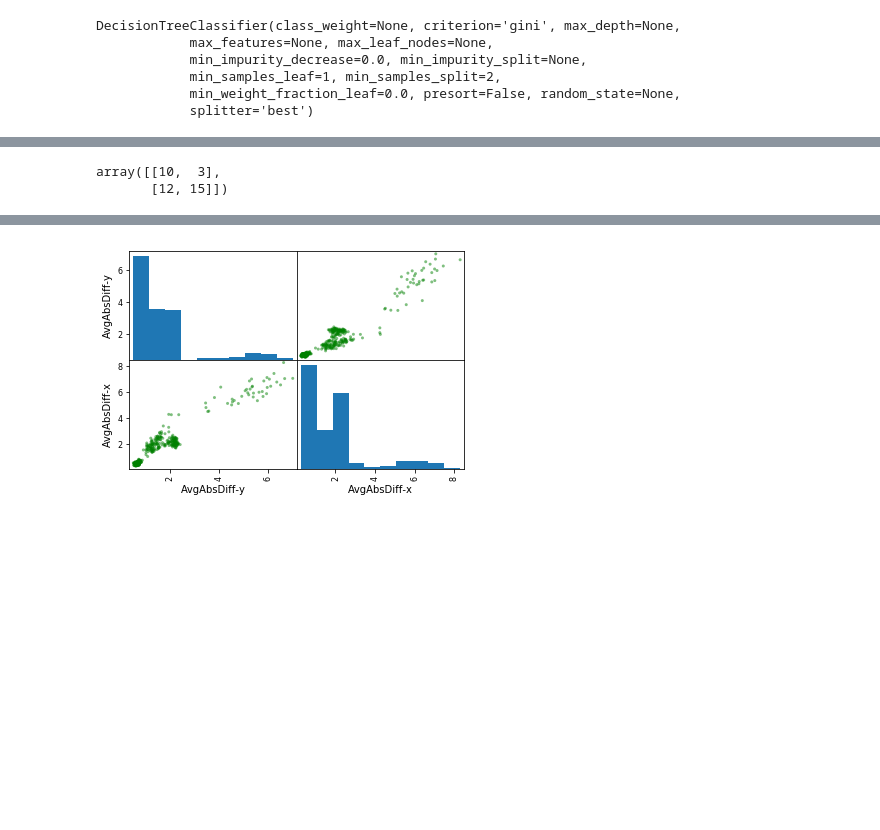
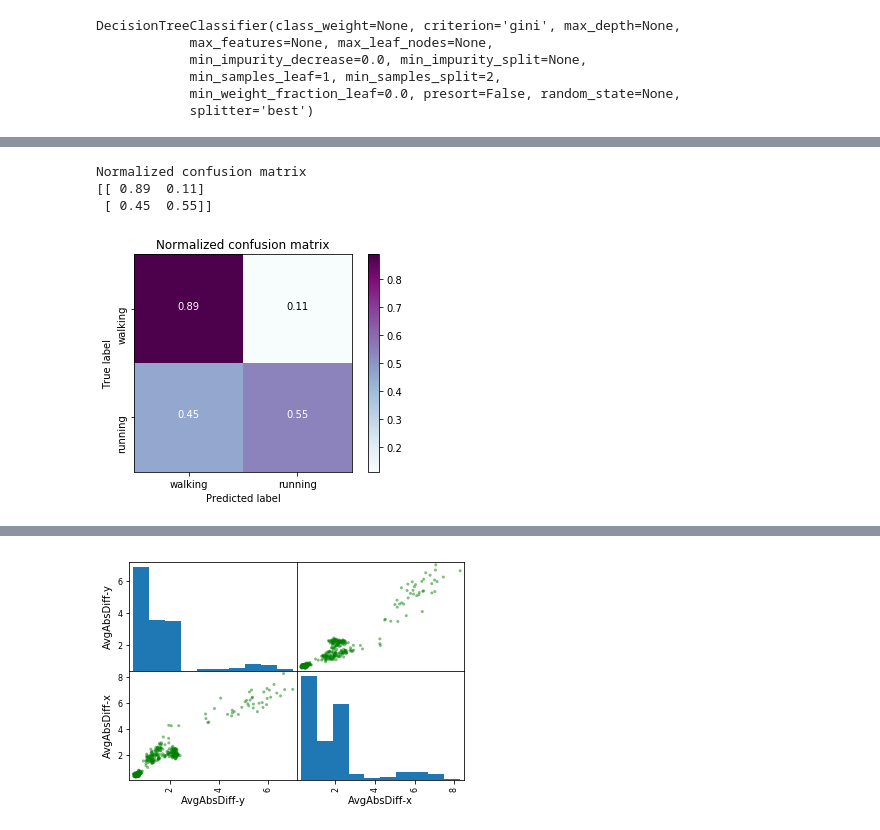
Before and after one commit to bkommineni/Activity-Recognition-Using-Sensordata, a Jupyter notebook: Jupyter_Notebooks/DecisionTree_3_train_10_val.ipynb, the cells around one changed output, grey strips where cells are left out. Saved outputs shown, nothing was run; the diff lists cells and outputs as text; code cells hidden in the pictures; blank space fills up the shorter version.

```diff
--- a/Jupyter_Notebooks/DecisionTree_3_train_10_val.ipynb
+++ b/Jupyter_Notebooks/DecisionTree_3_train_10_val.ipynb
@@ -132,6 +199,13 @@ score_small
-# %%
-cm_small = confusion_matrix(Y_test_small,Y_predict_gini_small)
-cm_small
-# %% [output]
-array([[10,  3],
-       [12, 15]])
+# %%
+# Compute confusion matrix
+cm_small = confusion_matrix(Y_test_small, Y_predict_gini_small)
+# Plot normalized confusion matrix
+plot_confusion_matrix(cm_small, classes=class_names, normalize=True,
+                      title='Normalized confusion matrix')
+
+plt.savefig('./../Data-Visualization/images/Confusion_matrix_decisiontree', dpi=1000)
+# %% [output]
+Normalized confusion matrix
+[[ 0.89  0.11]
+ [ 0.45  0.55]]
+[figure, added]
```
Also changed, not shown: parts of 14 cells of this notebook, 12 other files.
